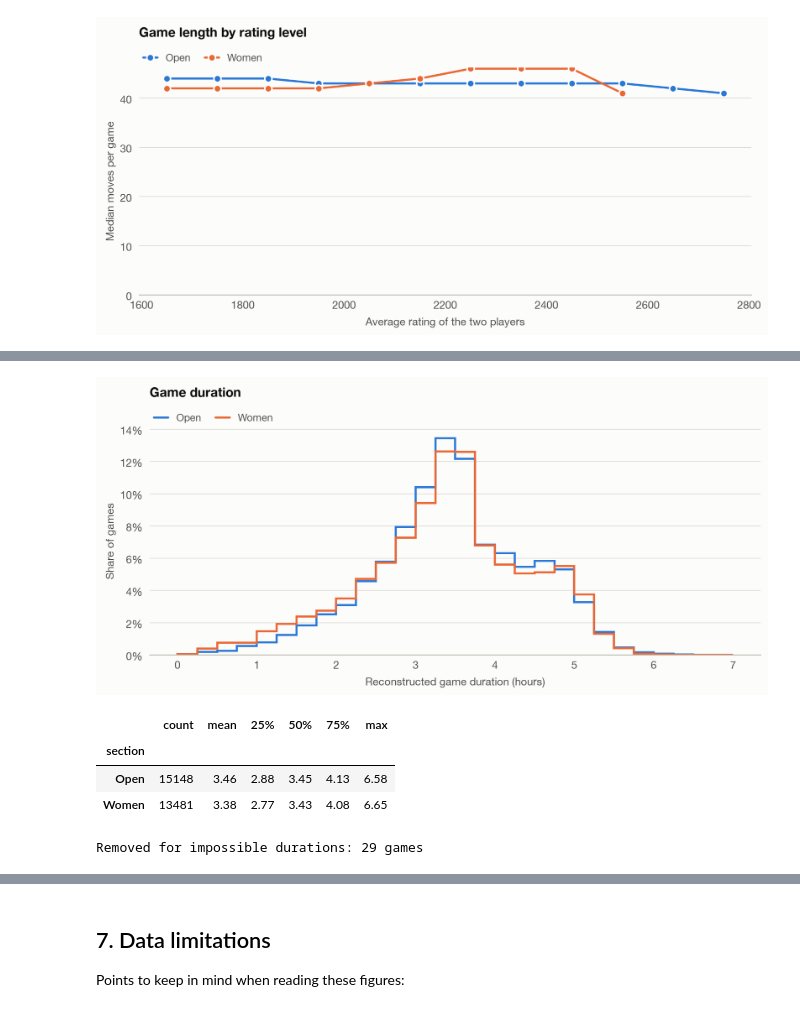
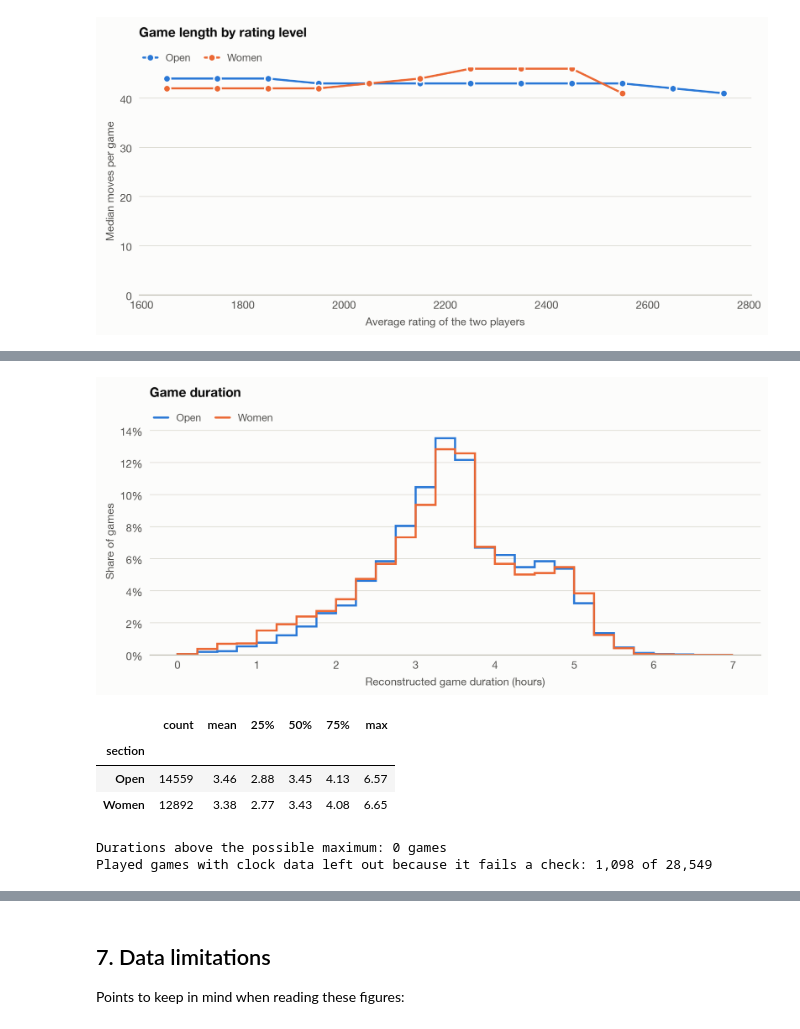
Before and after one commit to UdaraSandesha/master-thesis, a Jupyter notebook: notebooks/01_descriptive_statistics.ipynb, the cells around one changed output, grey strips where cells are left out. Cells and saved outputs as stored; diff of their text form; code cells hidden in the pictures.

```diff
--- a/notebooks/01_descriptive_statistics.ipynb
+++ b/notebooks/01_descriptive_statistics.ipynb
@@ -98,7 +103,8 @@ games = query("""
            g.white_id, g.black_id, tw.name AS white_team, tb.name AS black_team,
            NULLIF(g.white_elo, 0) AS white_elo, NULLIF(g.black_elo, 0) AS black_elo,
            g.white_title, g.black_title, g.result, g.white_score::float8 AS white_score,
-           g.eco, g.n_plies, g.has_clocks, g.end_elapsed_s
+           g.eco, g.n_plies, g.board_source, g.lichess_url IS NOT NULL AS has_lichess,
+           g.has_clocks, g.clock_ok, g.end_elapsed_s
     FROM games g
     JOIN matches m USING (match_id)
     JOIN events e USING (event_id)
@@ -133,6 +139,7 @@ summary = pd.DataFrame({
     "Played games": [len(played)],
     "Rated games": [len(rated)],
     "Games with clock data": [int(games.has_clocks.sum())],
+    "Games with clock data that passes all checks": [int(games.clock_ok.sum())],
     "Matches": [games.match_id.nunique()],
     "Olympiads": [games.year.nunique()],
     "Player records": [pd.concat([games.white_id, games.black_id]).nunique()],
@@ -568,13 +576,13 @@ for section in SECTIONS:
     stats = rate_with_ci(rated[rated.section == section], "elo_bin", "draw")
     stats = stats[stats.n >= MIN_GAMES]
     stats["mid"] = stats.elo_bin.apply(lambda b: b.mid).astype(float)
-    line_with_band(ax, stats.mid, stats.rate, stats.ci, SECTION_COLOR[section], section, marker="o")
+    line_with_band(ax, stats.mid, stats.rate, stats.lo, stats.hi, SECTION_COLOR[section], section, marker="o")
     draw_by_elo[section] = stats.set_index("elo_bin")[["rate", "n"]]
 ax.yaxis.set_major_formatter(percent)
 ax.set_ylim(0, None)
 ax.set_xlabel("Average rating of the two players")
 ax.set_ylabel("Draw rate")
-ax.set_title("Draw rate rises with rating (shading: 95% confidence interval)", pad=30)
+ax.set_title("Draw rate rises with rating (shading: 95% interval)", pad=30)
 legend_on_top(ax)
 plt.show()
 display(pd.concat(draw_by_elo, axis=1).round(1))
@@ -604,7 +612,7 @@ fig, ax = plt.subplots()
 gap_table = {}
 for section in SECTIONS:
     stats = rate_with_ci(rated[rated.section == section], "gap_bin", "draw")
-    line_with_band(ax, np.arange(len(stats)), stats.rate, stats.ci, SECTION_COLOR[section], section, marker="o")
+    line_with_band(ax, np.arange(len(stats)), stats.rate, stats.lo, stats.hi, SECTION_COLOR[section], section, marker="o")
     gap_table[section] = stats.set_index("gap_bin")[["rate", "n"]]
 ax.set_xticks(np.arange(len(gap_names)), gap_names)
 ax.yaxis.set_major_formatter(percent)
@@ -690,10 +698,10 @@ known = played[played.board.between(1, 4)]
 board_draws, round_draws = {}, {}
 for section in SECTIONS:
     stats = rate_with_ci(known[known.section == section], "board", "draw")
-    line_with_band(axes[0], stats.board.astype(int), stats.rate, stats.ci, SECTION_COLOR[section], section, marker="o")
+    line_with_band(axes[0], stats.board.astype(int), stats.rate, stats.lo, stats.hi, SECTION_COLOR[section], section, marker="o")
     board_draws[section] = stats.set_index("board").rate
     stats = rate_with_ci(played[played.section == section], "round", "draw")
-    line_with_band(axes[1], stats["round"], stats.rate, stats.ci, SECTION_COLOR[section], section, marker="o")
+    line_with_band(axes[1], stats["round"], stats.rate, stats.lo, stats.hi, SECTION_COLOR[section], section, marker="o")
     round_draws[section] = stats.set_index("round").rate
 axes[0].set_xticks([1, 2, 3, 4])
 axes[0].set_xlabel("Board")
@@ -912,31 +927,32 @@ display(coverage)
 # %%
-clocked = played[played.has_clocks & played.end_elapsed_s.notna()].copy()
-# Each player can have at most about 2 hours plus 30 s per move, so longer games contain clock errors
-limit = 2 * (7200 + 30 * clocked.moves) + 600
-removed = (clocked.end_elapsed_s > limit).sum()
-clocked = clocked[clocked.end_elapsed_s <= limit]
+# Durations use the games whose clock data passes all checks (see section 7)
+clocked = played[played.clock_ok & played.end_elapsed_s.notna()].copy()
 clocked["hours"] = clocked.end_elapsed_s / 3600
+# Each player has at most 2 hours plus 30 s per move, so nothing should be longer than this
+limit = 2 * (7200 + 30 * clocked.moves)
 
 fig, ax = plt.subplots()
 bins = np.arange(0, 7.01, 0.25)
 for section in SECTIONS:
     counts, edges = np.histogram(clocked.loc[clocked.section == section, "hours"], bins=bins)
     ax.stairs(counts / counts.sum() * 100, edges, color=SECTION_COLOR[section], linewidth=2, label=section)
 ax.yaxis.set_major_formatter(percent)
 ax.set_xlabel("Reconstructed game duration (hours)")
 ax.set_ylabel("Share of games")
 ax.set_title("Game duration", pad=30)
 legend_on_top(ax)
 plt.show()
 display(clocked.groupby("section").hours.describe(percentiles=[0.25, 0.5, 0.75])[["count", "mean", "25%", "50%", "75%", "max"]].round(2).astype({"count": int}))
-print(f"Removed for impossible durations: {removed} games")
+print(f"Durations above the possible maximum: {int((clocked.end_elapsed_s > limit).sum())} games")
+print(f"Played games with clock data left out because it fails a check: {int((played.has_clocks & ~played.clock_ok).sum()):,} of {int(played.has_clocks.sum()):,}")
 # %% [output]
-[figure, old version]
+[figure, new version]
 |  | count | mean | 25% | 50% | 75% | max |
 | section |  |  |  |  |  |  |
-| Open | 15148 | 3.46 | 2.88 | 3.45 | 4.13 | 6.58 |
-| Women | 13481 | 3.38 | 2.77 | 3.43 | 4.08 | 6.65 |
+| Open | 14559 | 3.46 | 2.88 | 3.45 | 4.13 | 6.57 |
+| Women | 12892 | 3.38 | 2.77 | 3.43 | 4.08 | 6.65 |
-Removed for impossible durations: 29 games
+Durations above the possible maximum: 0 games
+Played games with clock data left out because it fails a check: 1,098 of 28,549
 # %%
 by_move = query("""
     SELECT initcap(e.section) AS section, mv.move_no,
```
Also changed, not shown: parts of 28 cells of this notebook, 10 other files.
